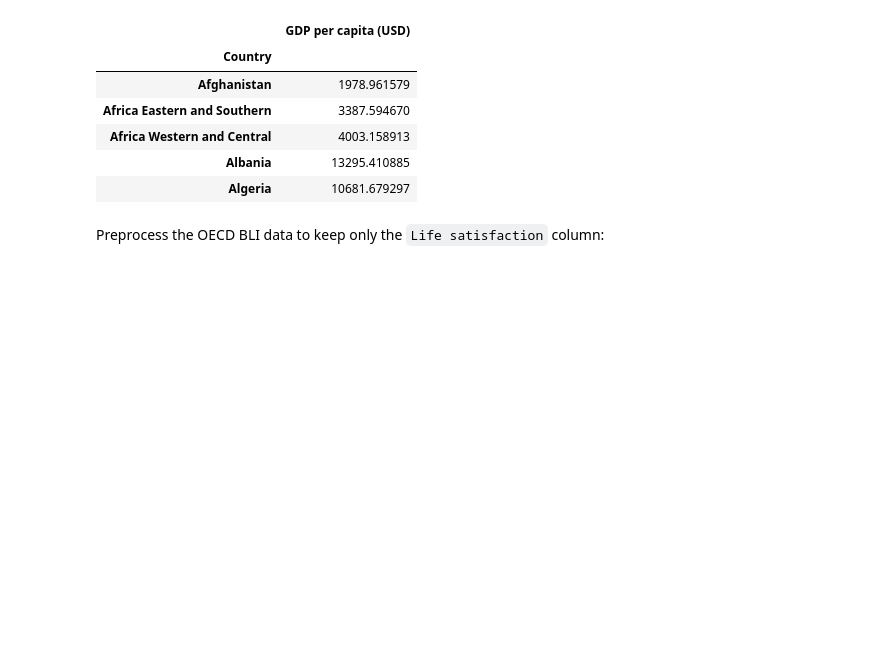
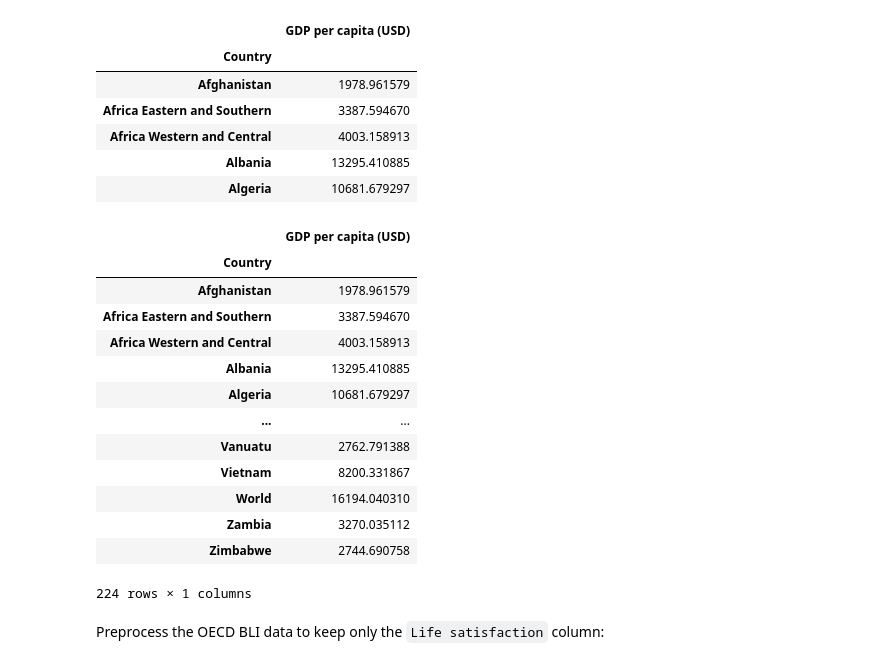
Before and after one commit to codingalzi/code-workout-ml, a Jupyter notebook: 01_the_machine_learning_landscape.ipynb, the cells around one changed output. Drawn from its saved outputs; the diff is of its cells as text; code cells hidden in the pictures; blank space fills up the shorter version.

```diff
--- a/01_the_machine_learning_landscape.ipynb
+++ b/01_the_machine_learning_landscape.ipynb
@@ -220,6 +218,23 @@ gdp_per_capita.head()
 | Africa Western and Central | 4003.158913 |
 | Albania | 13295.410885 |
 | Algeria | 10681.679297 |
+# %%
+gdp_per_capita
+# %% [output]
+|  | GDP per capita (USD) |
+| Country |  |
+| Afghanistan | 1978.961579 |
+| Africa Eastern and Southern | 3387.594670 |
+| Africa Western and Central | 4003.158913 |
+| Albania | 13295.410885 |
+| Algeria | 10681.679297 |
+| ... | ... |
+| Vanuatu | 2762.791388 |
+| Vietnam | 8200.331867 |
+| World | 16194.040310 |
+| Zambia | 3270.035112 |
+| Zimbabwe | 2744.690758 |
+224 rows × 1 columns
 # %% [markdown]
 Preprocess the OECD BLI data to keep only the `Life satisfaction` column:
 # %%
```
Also changed, not shown: parts of 5 cells of this notebook, 2 other files.
